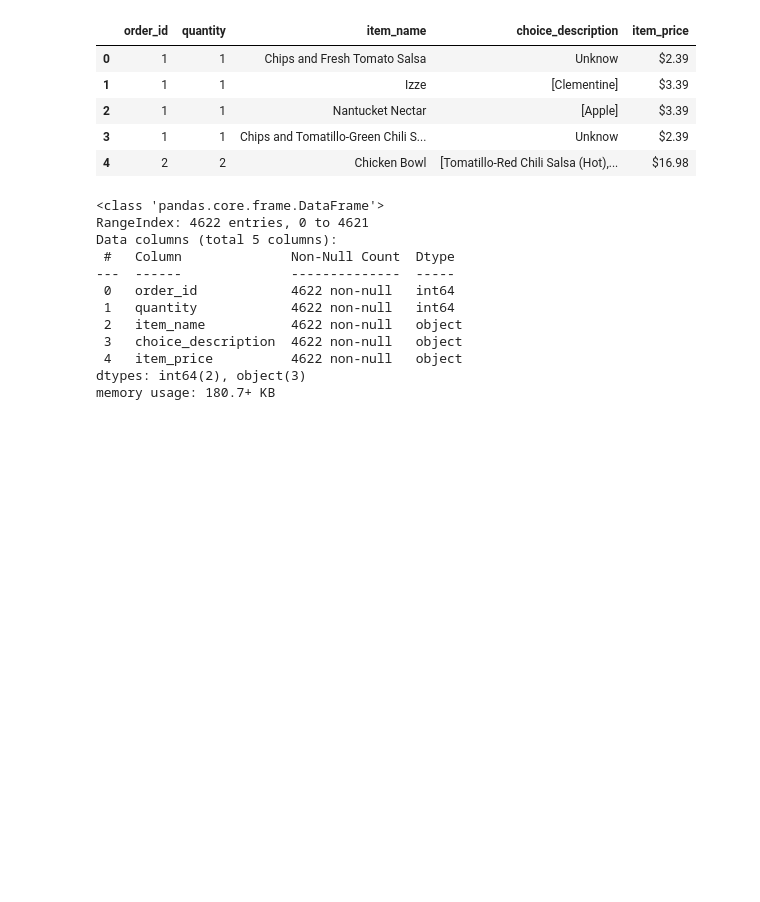
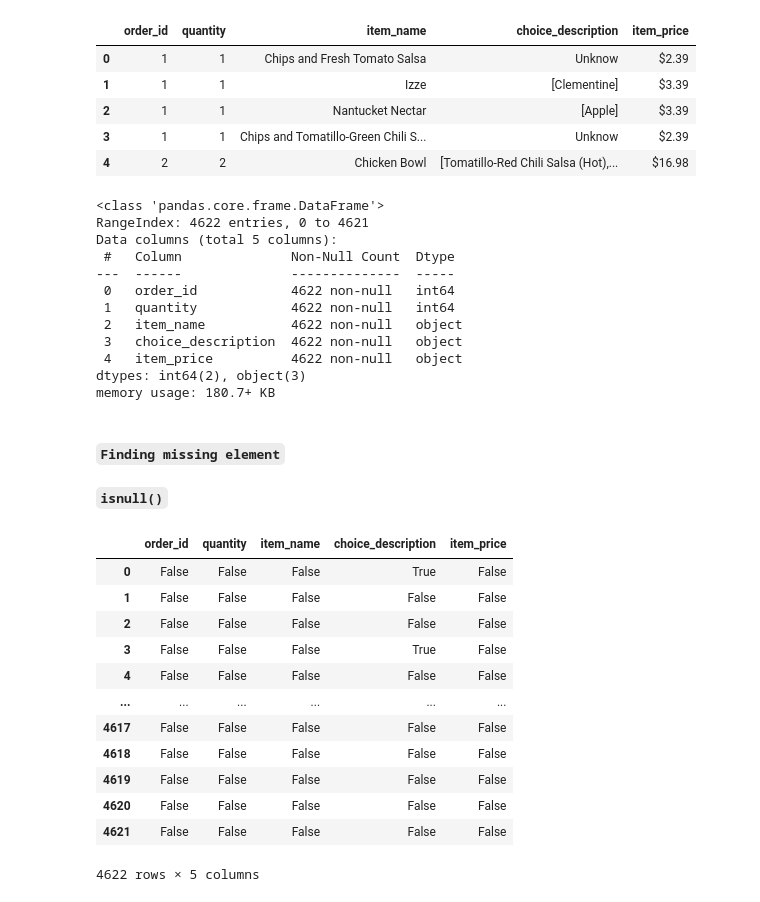
Before and after one commit to TruongQuangPhat/AI-Journey, a Jupyter notebook: Pandas/Pandas_Tutorial.ipynb, the cells around one changed output. Saved outputs shown, nothing was run; the diff lists cells and outputs as text; code cells hidden in the pictures; blank space fills up the shorter version.

```diff
--- a/Pandas/Pandas_Tutorial.ipynb
+++ b/Pandas/Pandas_Tutorial.ipynb
@@ -383,3 +383,26 @@ Data columns (total 5 columns):
  4   item_price          4622 non-null   object
 dtypes: int64(2), object(3)
 memory usage: 180.7+ KB
+# %% [markdown]
+#### `Finding missing element`
+##### `isnull()`
+# %%
+"""
+False: not missing
+"""
+df = pd.read_csv("chipotle.tsv", sep="\t")
+df.isnull()
+# %% [output]
+|  | order_id | quantity | item_name | choice_description | item_price |
+| 0 | False | False | False | True | False |
+| 1 | False | False | False | False | False |
+| 2 | False | False | False | False | False |
+| 3 | False | False | False | True | False |
+| 4 | False | False | False | False | False |
+| ... | ... | ... | ... | ... | ... |
+| 4617 | False | False | False | False | False |
+| 4618 | False | False | False | False | False |
+| 4619 | False | False | False | False | False |
+| 4620 | False | False | False | False | False |
+| 4621 | False | False | False | False | False |
+4622 rows × 5 columns
```
Also changed, not shown: parts of 17 cells of this notebook, 3 other files.
